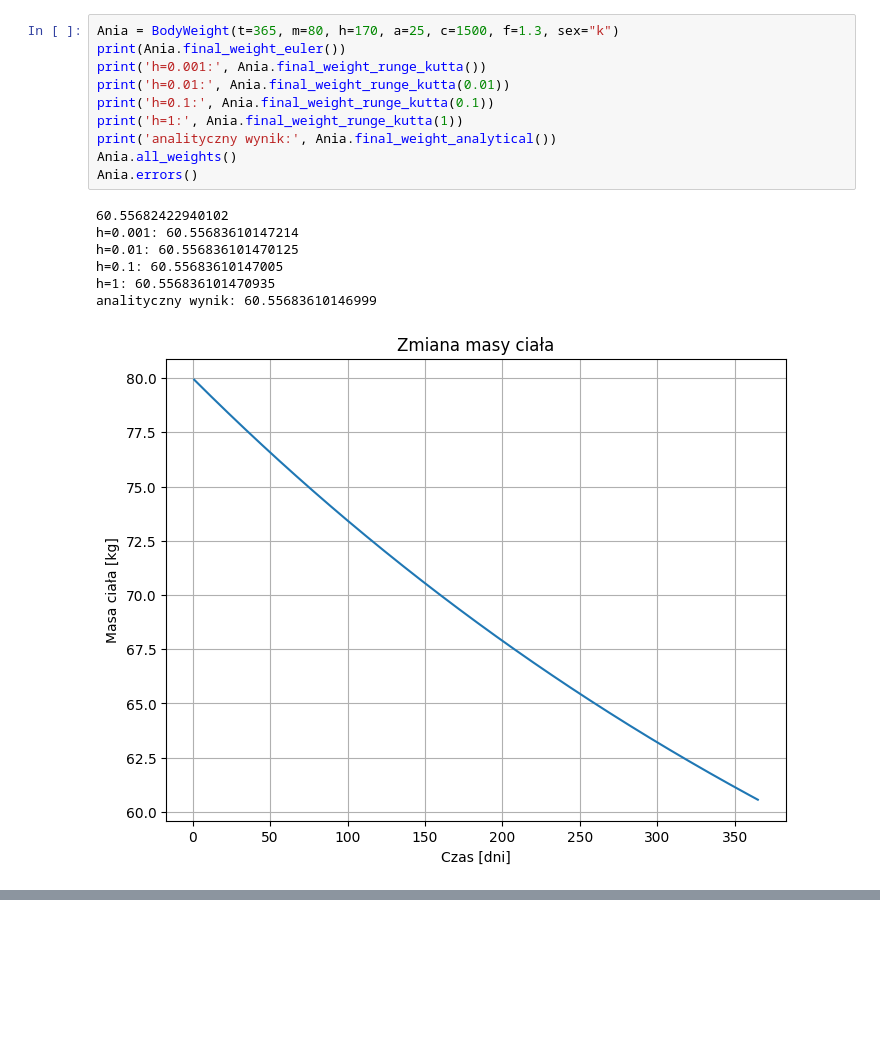
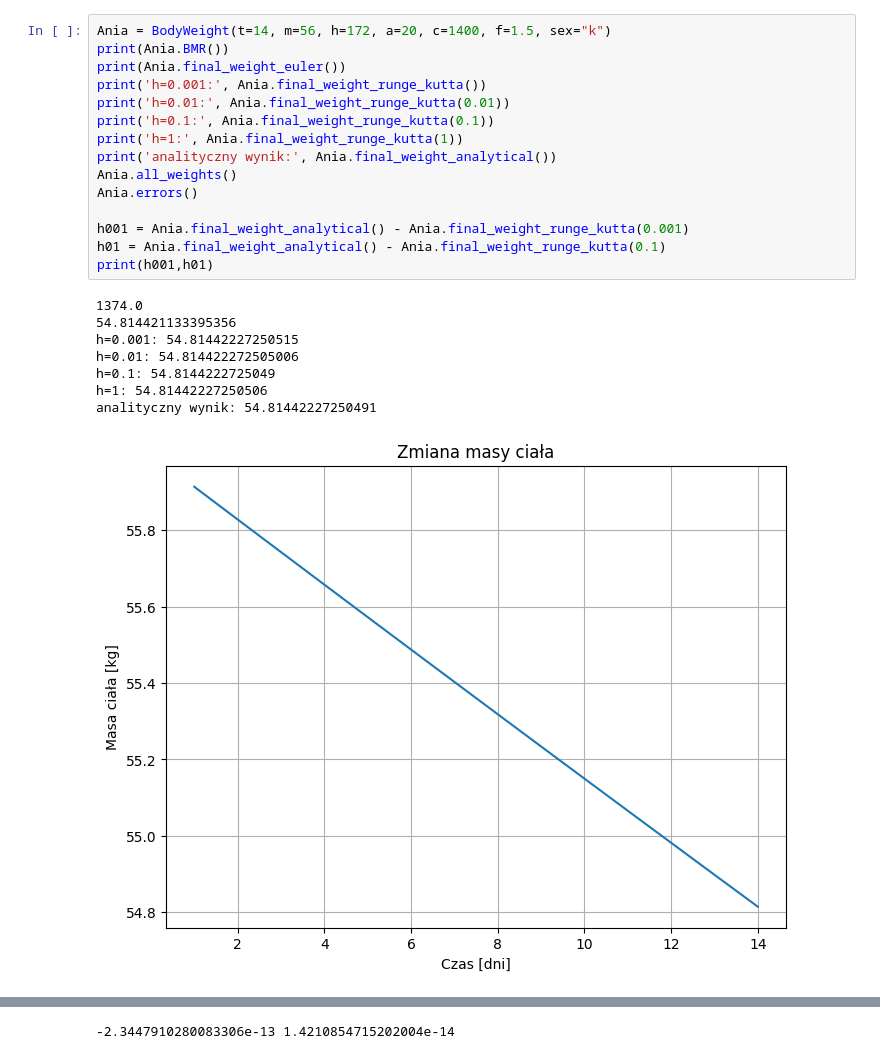
Before and after one commit to alicjagornik/Projekt_Rownania, a Jupyter notebook: class_BodyWeight.ipynb, the cells around one changed output, grey strips where cells are left out. Cells and saved outputs as stored; diff of their text form; blank space fills up the shorter version.

```diff
--- a/class_BodyWeight.ipynb
+++ b/class_BodyWeight.ipynb
@@ -146,18 +126,24 @@ class BodyWeight():
 # %%
-Ania = BodyWeight(t=365, m=80, h=170, a=25, c=1500, f=1.3, sex="k")
+Ania = BodyWeight(t=14, m=56, h=172, a=20, c=1400, f=1.5, sex="k")
+print(Ania.BMR())
 print(Ania.final_weight_euler())
 print('h=0.001:', Ania.final_weight_runge_kutta())
 print('h=0.01:', Ania.final_weight_runge_kutta(0.01))
 print('h=0.1:', Ania.final_weight_runge_kutta(0.1))
 print('h=1:', Ania.final_weight_runge_kutta(1))
 print('analityczny wynik:', Ania.final_weight_analytical())
 Ania.all_weights()
 Ania.errors()
+
+h001 = Ania.final_weight_analytical() - Ania.final_weight_runge_kutta(0.001)
+h01 = Ania.final_weight_analytical() - Ania.final_weight_runge_kutta(0.1)
+print(h001,h01)
 # %% [output]
-60.55682422940102
-h=0.001: 60.55683610147214
-h=0.01: 60.556836101470125
-h=0.1: 60.55683610147005
-h=1: 60.556836101470935
-analityczny wynik: 60.55683610146999
+1374.0
+54.814421133395356
+h=0.001: 54.81442227250515
+h=0.01: 54.814422272505006
+h=0.1: 54.8144222725049
+h=1: 54.81442227250506
+analityczny wynik: 54.81442227250491
-[figure, old version]
+[figure, new version]
@@ -164,0 +151 @@ analityczny wynik: 60.55683610146999
+-2.3447910280083306e-13 1.4210854715202004e-14
```
Also changed, not shown: parts of 4 cells of this notebook.
